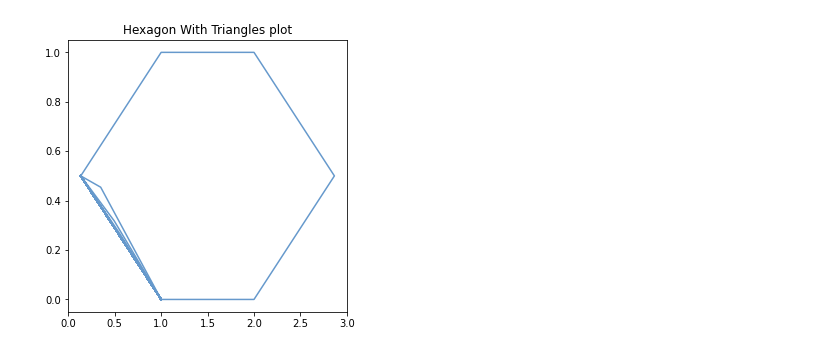
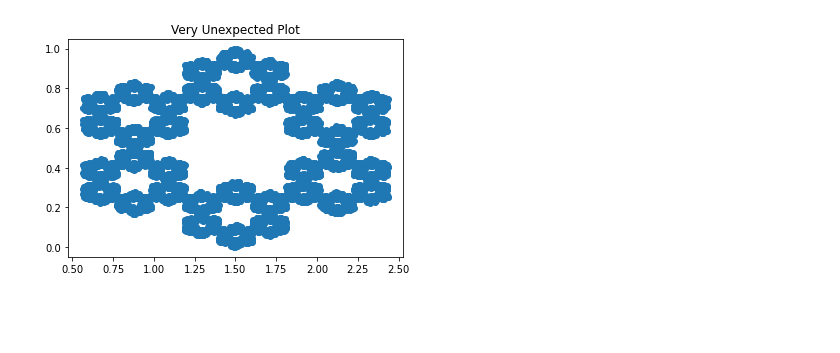
Before and after one commit to laliali20/dsi_preassignment, a Jupyter notebook: DSIPreAssignment.ipynb, the cells around one changed output. Saved outputs shown, nothing was run; the diff lists cells and outputs as text; code cells hidden in the pictures; blank space fills up the shorter version.

Commit message:
Hexagon Question Corrected And Axes labels and titles added

```diff
--- a/DSIPreAssignment.ipynb
+++ b/DSIPreAssignment.ipynb
@@ -65,53 +65,44 @@ def find_closest_adjacent_verices(random_point, edges):
 
 # define hexagon vertices and edges
 a = 1 - (math.sqrt(3)/2)
 b = 2 + (math.sqrt(3)/2)
 
 #### Main Code
 # regular hexagon
 hex_veritices = [(a, 0.5), (1, 1), (2, 1), (b, 0.5), (2, 0), (1, 0)]
 edges = [[(a, 0.5),(1, 1)], [(a, 0.5),(1, 0)], [(1, 1), (2, 1)], [(1, 0), (2, 0)], [(b, 0.5), (2, 0)], [(b, 0.5), (2, 1)]]
 
 # irregular hexagon
 # hex_veritices = [(1,10), (2,8), (5, 11), (2, 14), (1, 13), (2, 11)]
 # edges = [[(1,10), (2,8)], [(2,8), (5, 11)], [(5, 11), (2, 14)], [(2, 14), (1, 13)], [(1, 13), (2, 11)], [(2, 11), (1,10)]]
 
 poly = Polygon(hex_veritices)
 
 # make triangles
 triangles  = []
 random_point_x = []
 random_point_y = []
 shape = [poly]
 random_point = random_point(edges)
 for  i in range(0, 10000):
     random_point_x.append(random_point[0])
     random_point_y.append(random_point[1])
-    vert = find_closest_adjacent_verices(random_point, edges)
+    vert = edges[np.random.randint(len(edges))]
     triangles.append([vert[0], vert[1], (random_point[0],random_point[1])])
     shape.append(Polygon([vert[0], vert[1], (random_point[0],random_point[1])]))
     random_point = [(vert[0][0] + vert[1][0] + random_point[0])/3, (vert[0][1] + vert[1][1] + random_point[1])/3]
-fig, axs = plt.subplots()
-fig.set_size_inches(5, 5)
-for poly in shape:
-    xs, ys = poly.exterior.xy
-    axs.plot(xs, ys, color='#6699cc' )
-plt.title("Hexagon With Triangles plot")
+# fig, axs = plt.subplots()
+# fig.set_size_inches(5, 5)
+# for poly in shape:
+#     xs, ys = poly.exterior.xy
+#     axs.plot(xs, ys, color='#6699cc' )
+# plt.title("Hexagon With Triangles plot")
+# plt.show()
+plt.scatter(random_point_x, random_point_y)
+plt.title("Very Unexpected Plot")
 plt.show()
-
-# poly = Polygon(hex_veritices)
-# fig, axs = plt.subplots()
-# xs, ys = poly.exterior.xy
-# plt.plot(xs, ys, color='#6699cc' )
-#     # , alpha=0.7, linewidth=3, solid_capstyle='round', zorder=2)
-# # plt.show()
-# # axs.plot(random_points)
-
-# # axs.plot(random_point_x, random_point_y)
-# plt.title("Hexagon With Points plot")
-# plt.show()
 # %% [output]
-[figure, old version]
+[figure, new version]
 # %%
 import pandas as pd
 import numpy as np
```
Also changed, not shown: parts of 1 cell of this notebook.
